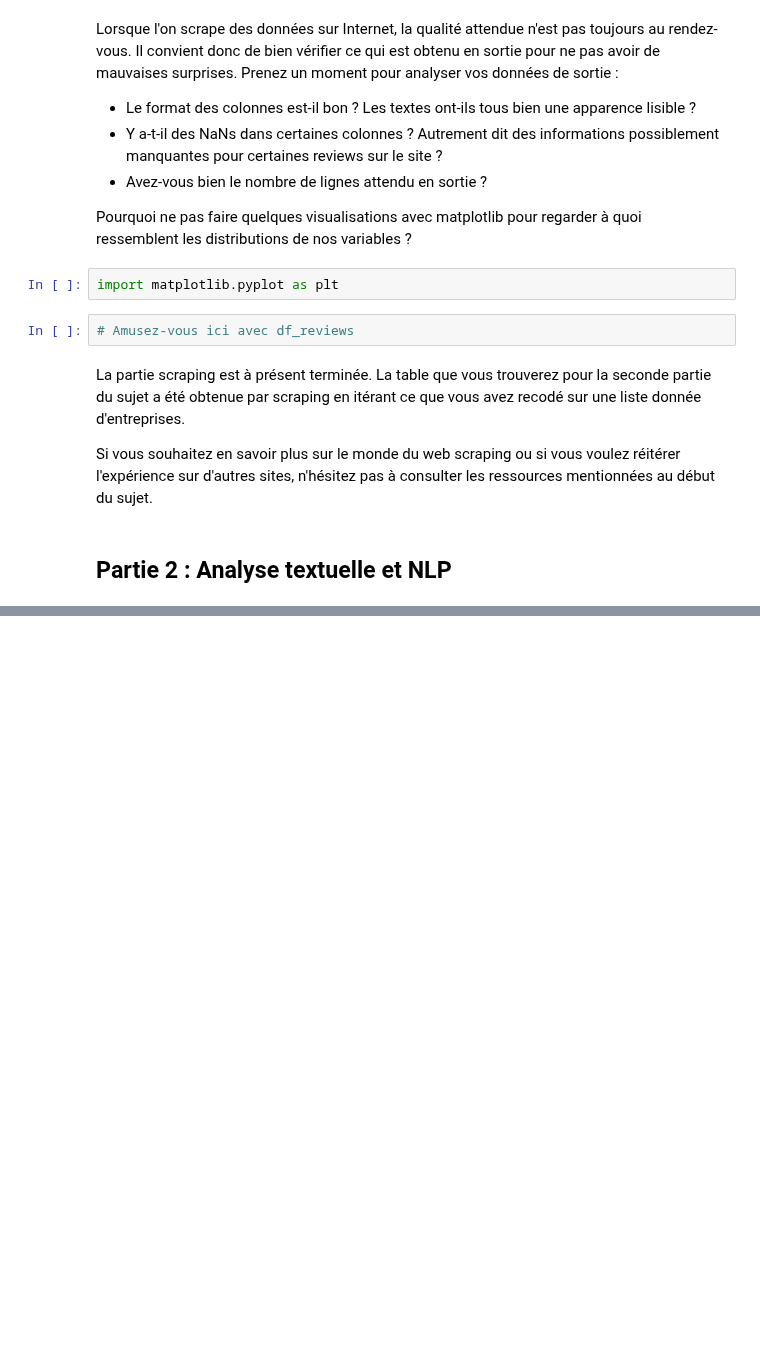
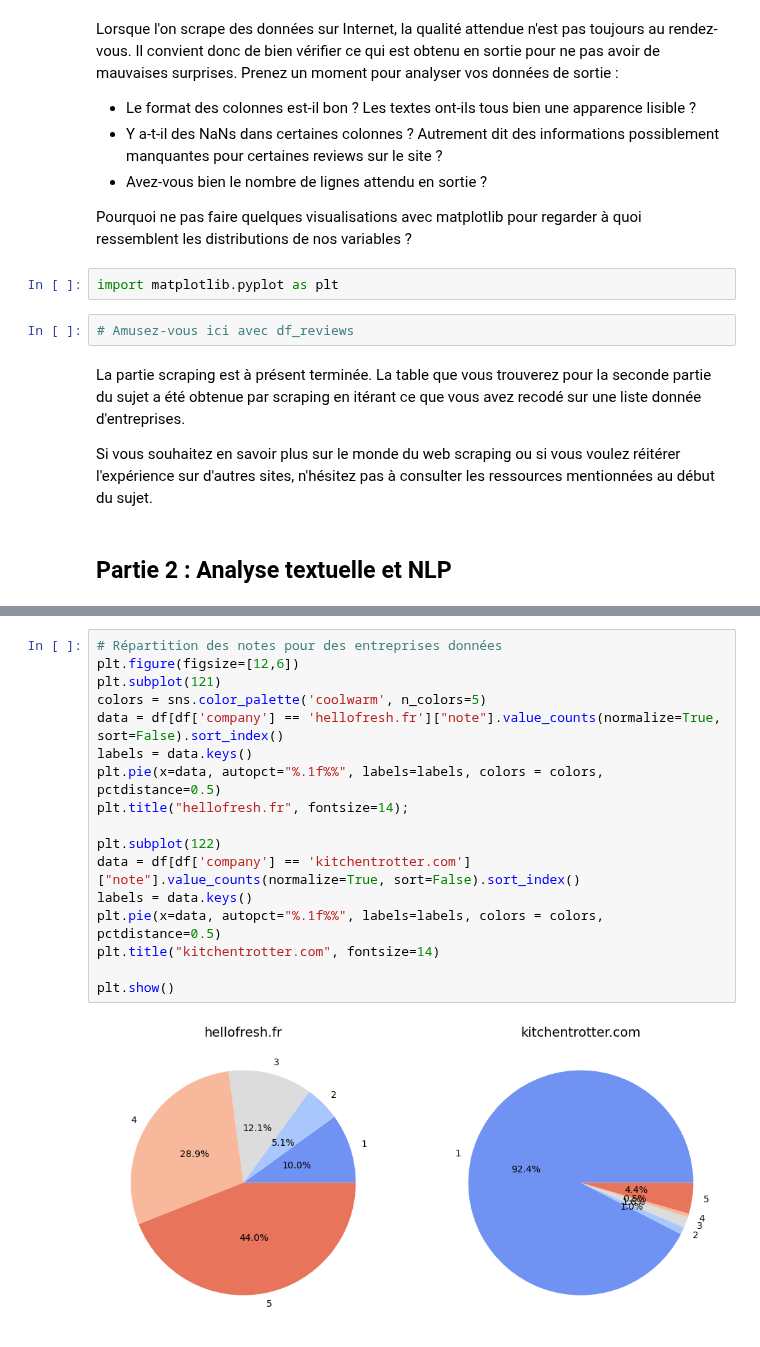
Before and after one commit to InseeFrLab/funathon2023_sujet5, a Jupyter notebook: 1_scraping.ipynb, the cells around one changed output, grey strips where cells are left out. Drawn from its saved outputs; the diff is of its cells as text; blank space fills up the shorter version.

```diff
--- a/1_scraping.ipynb
+++ b/1_scraping.ipynb
@@ -451,0 +498,19 @@ Si vous souhaitez en savoir plus sur le monde du web scraping ou si vous voulez
+# %%
+# Répartition des notes pour des entreprises données
+plt.figure(figsize=[12,6])
+plt.subplot(121)
+colors = sns.color_palette('coolwarm', n_colors=5)
+data = df[df['company'] == 'hellofresh.fr']["note"].value_counts(normalize=True, sort=False).sort_index()
+labels = data.keys()
+plt.pie(x=data, autopct="%.1f%%", labels=labels, colors = colors, pctdistance=0.5)
+plt.title("hellofresh.fr", fontsize=14);
+
+plt.subplot(122)
+data = df[df['company'] == 'kitchentrotter.com']["note"].value_counts(normalize=True, sort=False).sort_index()
+labels = data.keys()
+plt.pie(x=data, autopct="%.1f%%", labels=labels, colors = colors, pctdistance=0.5)
+plt.title("kitchentrotter.com", fontsize=14)
+
+plt.show()
+# %% [output]
+[figure, added]
```
Also changed, not shown: parts of 51 cells of this notebook.
